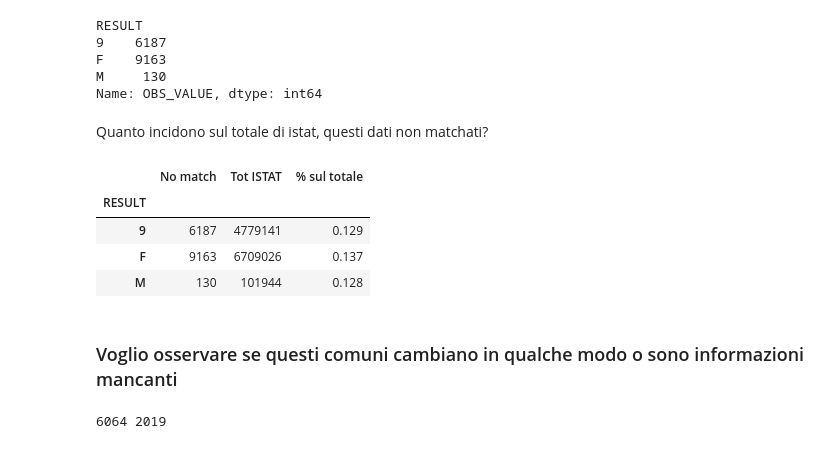
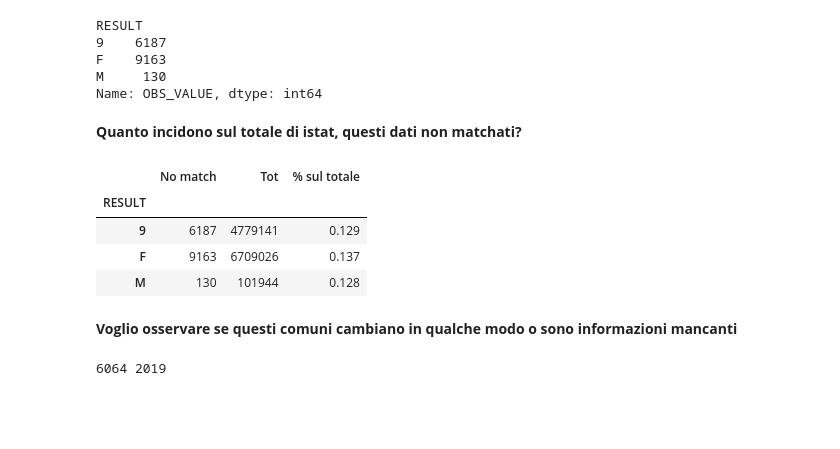
Before and after one commit to EliaValenti/Road_accidents_analysis, a Jupyter notebook: Notebooks/01cleaning_overview.ipynb, the cells around one changed output. Saved outputs shown, nothing was run; the diff lists cells and outputs as text; code cells hidden in the pictures; blank space fills up the shorter version.

```diff
--- a/Notebooks/01_V2_cleaning_overview.ipynb
+++ b/Notebooks/01cleaning_overview.ipynb
@@ -350,0 +355,2 @@ Name: Codice Comune (numerico), Length: 8250, dtype: int64
+# %%
+pd.reset_option("display.max_rows")
@@ -413,24 +464,24 @@ F    9163
 M     130
 Name: OBS_VALUE, dtype: int64
 # %% [markdown]
-Quanto incidono sul totale di istat, questi dati non matchati?
+**Quanto incidono sul totale di istat, questi dati non matchati?**
 # %%
-tot = df_istat_raw.groupby("RESULT")["OBS_VALUE"].sum()
+tot = df_final_raw.groupby("RESULT")["OBS_VALUE"].sum()
 non_match = left_only.groupby("RESULT")["OBS_VALUE"].sum()
 
 risultato = pd.DataFrame({"No match": non_match,
-                          "Tot ISTAT": tot,
+                          "Tot": tot,
                           "% sul totale": (non_match / tot * 100).round(3)})
 
 risultato
 # %% [output]
-|  | No match | Tot ISTAT | % sul totale |
+|  | No match | Tot | % sul totale |
 | RESULT |  |  |  |
 | 9 | 6187 | 4779141 | 0.129 |
 | F | 9163 | 6709026 | 0.137 |
 | M | 130 | 101944 | 0.128 |
 # %% [markdown]
-### Voglio osservare se questi comuni cambiano in qualche modo o sono informazioni mancanti
+**Voglio osservare se questi comuni cambiano in qualche modo o sono informazioni mancanti**
 # %%
 #prendo codice di un comune a caso e vedo qual è il primo anno di NON corrispondenza
 codice = left_only["REF_AREA"].iloc[0]
```
Also changed, not shown: parts of 73 cells of this notebook, 10 other files.
